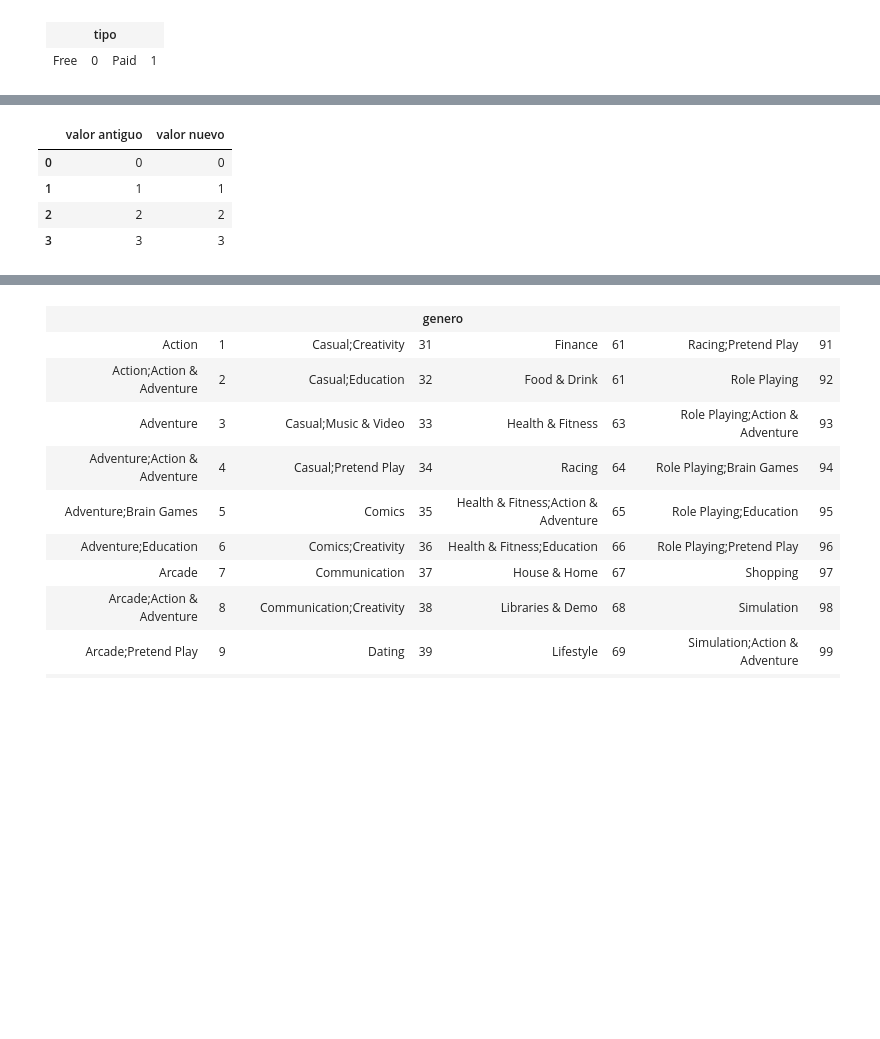
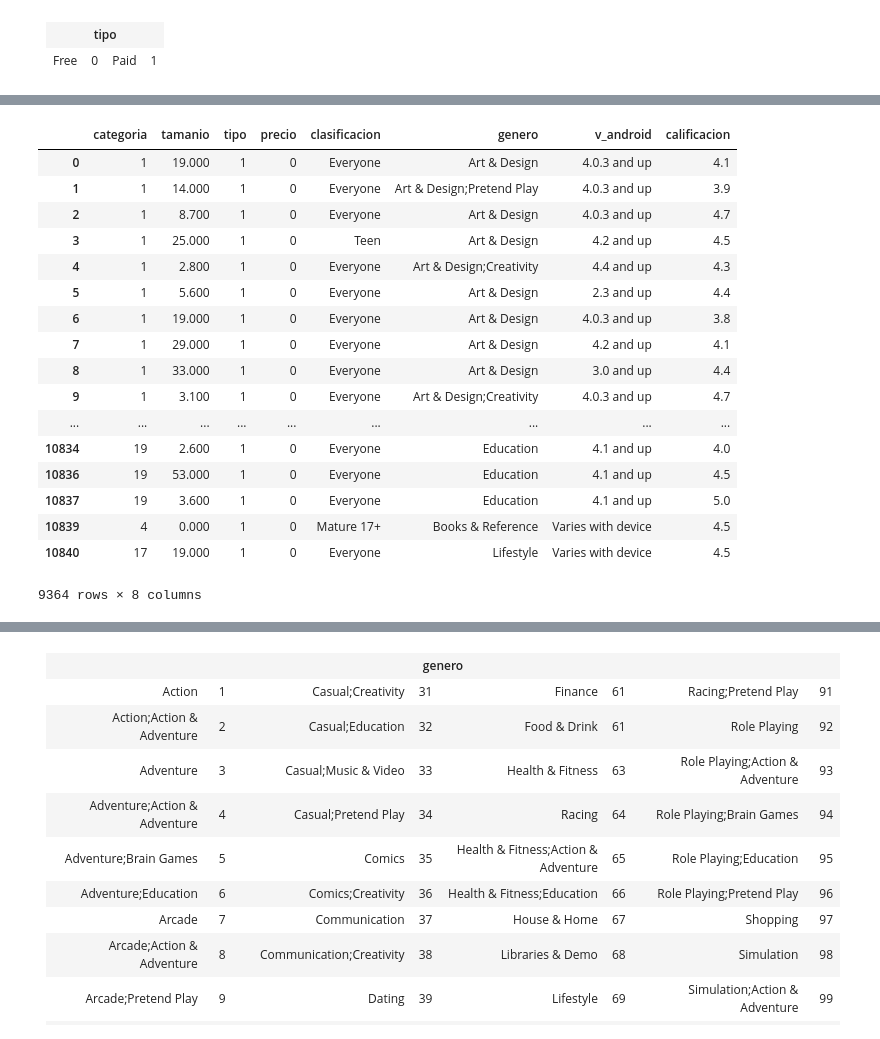
Before and after one commit to OscarAnCorzo/precalificador_apps, a Jupyter notebook: notebook/proyecto.ipynb, the cells around one changed output, grey strips where cells are left out. Cells and saved outputs as stored; diff of their text form; code cells hidden in the pictures; blank space fills up the shorter version.

Commit message:
todas las conversiones

```diff
--- a/notebook/proyecto.ipynb
+++ b/notebook/proyecto.ipynb
@@ -356,13 +355,24 @@ d[d.tipo.isnull()]
-# %%
-s = 'tipo'
-l = conversion(s)
-l
-# %% [output]
-|  | valor antiguo | valor nuevo |
-| 0 | 0 | 0 |
-| 1 | 1 | 1 |
-| 2 | 2 | 2 |
-| 3 | 3 | 3 |
+# %%
+conversion('tipo')
+# %% [output]
+|  | categoria | tamanio | tipo | precio | clasificacion | genero | v_android | calificacion |
+| 0 | 1 | 19.000 | 1 | 0 | Everyone | Art & Design | 4.0.3 and up | 4.1 |
+| 1 | 1 | 14.000 | 1 | 0 | Everyone | Art & Design;Pretend Play | 4.0.3 and up | 3.9 |
+| 2 | 1 | 8.700 | 1 | 0 | Everyone | Art & Design | 4.0.3 and up | 4.7 |
+| 3 | 1 | 25.000 | 1 | 0 | Teen | Art & Design | 4.2 and up | 4.5 |
+| 4 | 1 | 2.800 | 1 | 0 | Everyone | Art & Design;Creativity | 4.4 and up | 4.3 |
+| 5 | 1 | 5.600 | 1 | 0 | Everyone | Art & Design | 2.3 and up | 4.4 |
+| 6 | 1 | 19.000 | 1 | 0 | Everyone | Art & Design | 4.0.3 and up | 3.8 |
+| 7 | 1 | 29.000 | 1 | 0 | Everyone | Art & Design | 4.2 and up | 4.1 |
+| 8 | 1 | 33.000 | 1 | 0 | Everyone | Art & Design | 3.0 and up | 4.4 |
+| 9 | 1 | 3.100 | 1 | 0 | Everyone | Art & Design;Creativity | 4.0.3 and up | 4.7 |
+| ... | ... | ... | ... | ... | ... | ... | ... | ... |
+| 10834 | 19 | 2.600 | 1 | 0 | Everyone | Education | 4.1 and up | 4.0 |
+| 10836 | 19 | 53.000 | 1 | 0 | Everyone | Education | 4.1 and up | 4.5 |
+| 10837 | 19 | 3.600 | 1 | 0 | Everyone | Education | 4.1 and up | 5.0 |
+| 10839 | 4 | 0.000 | 1 | 0 | Mature 17+ | Books & Reference | Varies with device | 4.5 |
+| 10840 | 17 | 19.000 | 1 | 0 | Everyone | Lifestyle | Varies with device | 4.5 |
+9364 rows × 8 columns
 # %%
 d['tipo'].unique()
 # %% [output]
```
Also changed, not shown: parts of 37 cells of this notebook.
